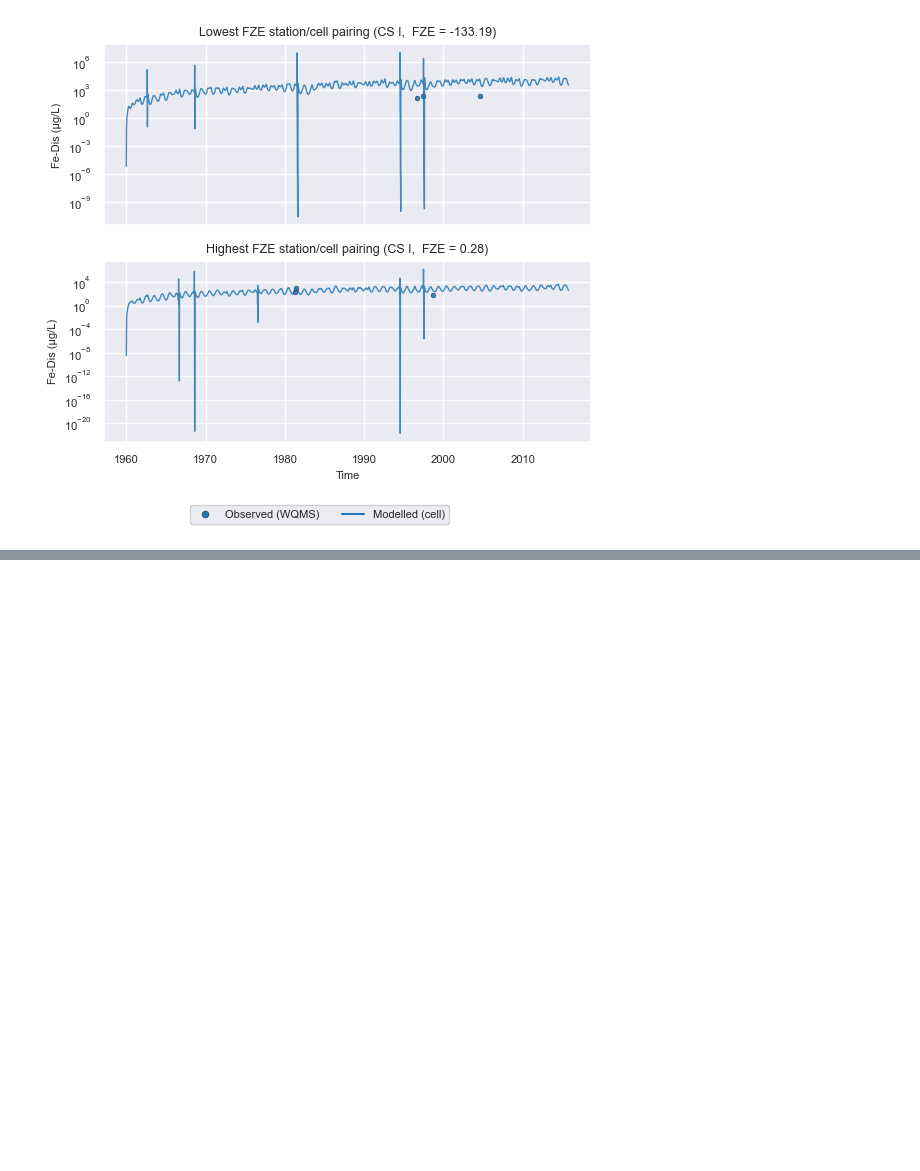
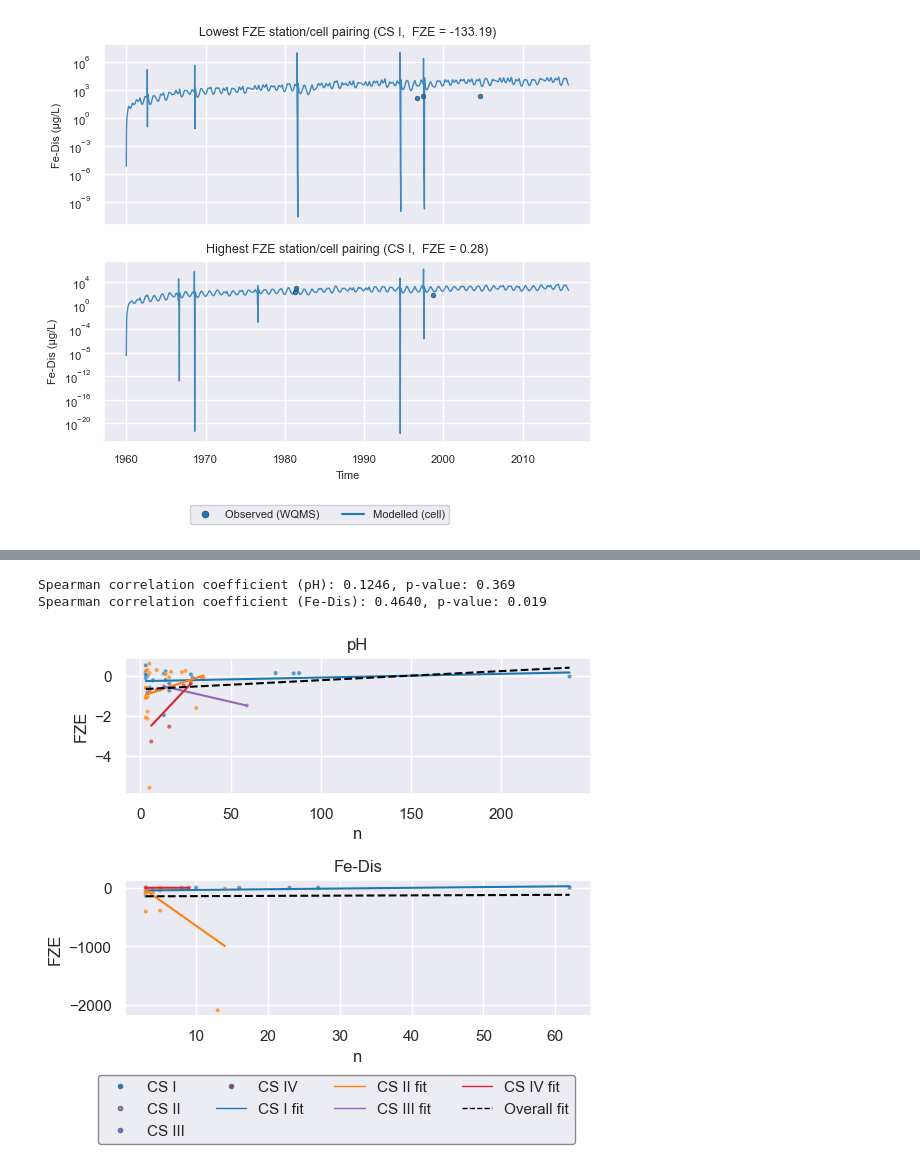
Before and after one commit to lgroenhart/AMDFLOW, a Jupyter notebook: val_plots.ipynb, the cells around one changed output, grey strips where cells are left out. Saved outputs shown, nothing was run; the diff lists cells and outputs as text; code cells hidden in the pictures; blank space fills up the shorter version.

```diff
--- a/val_plots.ipynb
+++ b/val_plots.ipynb
@@ -1827,0 +1772,23 @@ fig.savefig("../images/iron_impact_maps.png", dpi = 300, bbox_inches = "tight")
+# %%
+def plot_case_study_fits(ax, df, title, xlim=None, ylim=None, cs_colors = None):
+    if cs_colors is None:
+        cs_colors = ["tab:blue", "tab:orange", "tab:purple", "tab:red"]
+    scatter =sns.scatterplot(data=df, x="n", y="FZE", hue="Case Study", palette=cs_colors, ax=ax, legend=False, alpha=0.7, s = 10)
+    for (color, label) in zip(cs_colors, df["Case Study"].unique()):
+        data = df[df["Case Study"] == label]
+        if len(data) < 2:
+            continue
+        slope, intercept = np.polyfit(data["n"], data["FZE"], 1)
+        x_fit = np.linspace(data["n"].min(), data["n"].max(), 100)
+        y_fit = slope * x_fit + intercept
+        lines = ax.plot(x_fit, y_fit, linewidth=1, label=f"{label} fit", linestyle = "-", color = color)
+    ax.set_title(title)
+    if xlim is not None:
+        ax.set_xlim(xlim)
+    if ylim is not None:
+        ax.set_ylim(ylim)
+
+    slope, intercept = np.polyfit(df["n"], df["FZE"], 1)
+    x_fit = np.linspace(df["n"].min(), df["n"].max(), 100)
+    y_fit = slope * x_fit + intercept
+    ax.plot(x_fit, y_fit, color="black", linewidth=1, label="Overall fit", linestyle ="--")
@@ -1827,0 +1920,9 @@ fig.savefig("../images/iron_impact_maps.png", dpi = 300, bbox_inches = "tight")
+# %%
+fig, corr, p_val = spearman_corr_scatterline_plot(ph_data, fe_data)
+fig.savefig("../images/fze_vs_n_fits.png", dpi=300, bbox_inches="tight")
+print(f"Spearman correlation coefficient (pH): {corr[0]:.4f}, p-value: {round(p_val[0], 3)}")
+print(f"Spearman correlation coefficient (Fe-Dis): {corr[1]:.4f}, p-value: {round(p_val[1], 3)}")
+# %% [output]
+Spearman correlation coefficient (pH): 0.1246, p-value: 0.369
+Spearman correlation coefficient (Fe-Dis): 0.4640, p-value: 0.019
+[figure, added]
```
Also changed, not shown: parts of 22 cells of this notebook.
